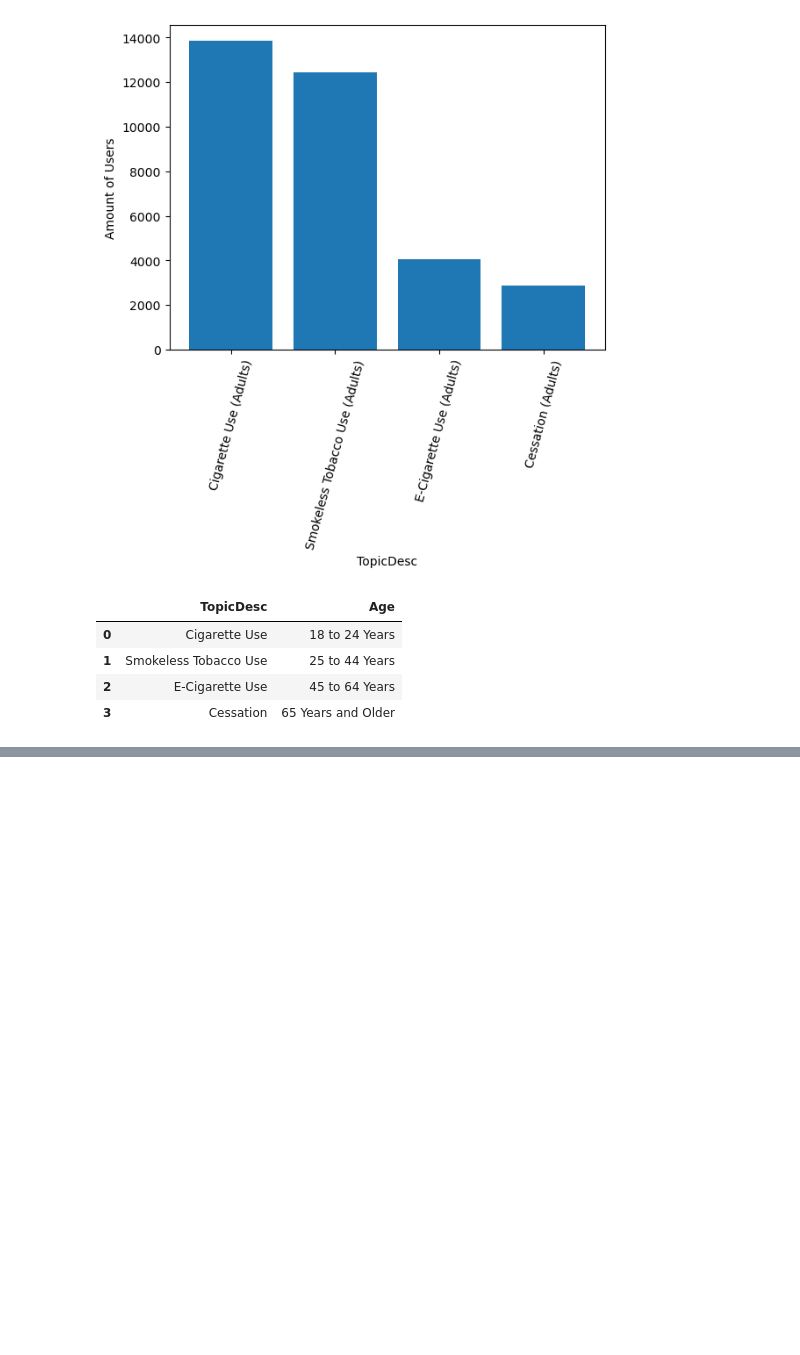
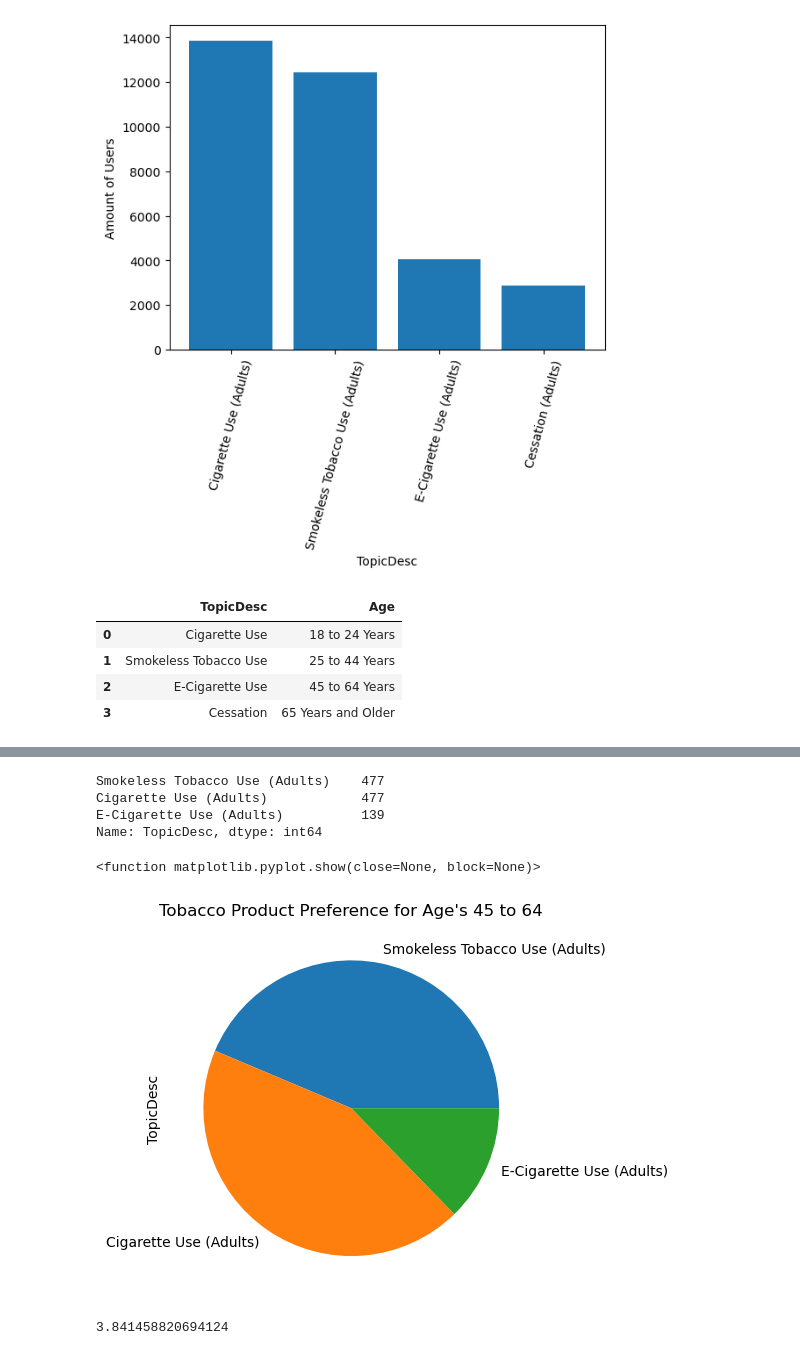
Before and after one commit to nickmille96/Project-1, a Jupyter notebook: Nickprojectcleaningdata.ipynb, the cells around one changed output, grey strips where cells are left out. Drawn from its saved outputs; the diff is of its cells as text; code cells hidden in the pictures; blank space fills up the shorter version.

```diff
--- a/Nickprojectcleaningdata.ipynb
+++ b/Nickprojectcleaningdata.ipynb
@@ -112,0 +154,29 @@ plt.show
+# %%
+# Pie Chart showing tobacco preference by all ages
+import matplotlib.pyplot as plt
+
+group2= clean_tobbaco_to_load[clean_tobbaco_to_load["Age"]=="45 to 64 Years"]
+
+#group by tobacco product
+#productpref= group2.groupby("TopicDesc")
+#create pie chart
+productpref=group2["TopicDesc"].value_counts()
+productpref.plot(kind="pie")
+plt.title("Tobacco Product Preference for Age's 45 to 64")
+print(productpref)
+plt.show
+# %% [output]
+Smokeless Tobacco Use (Adults)    477
+Cigarette Use (Adults)            477
+E-Cigarette Use (Adults)          139
+Name: TopicDesc, dtype: int64
+<function matplotlib.pyplot.show(close=None, block=None)>
+[figure, added]
+# %%
+import scipy.stats as stats
+critical_value= stats.chi2.ppf(q=.95, df=1)
+
+#critical value
+critical_value
+# %% [output]
+3.841458820694124
```
Also changed, not shown: parts of 16 cells of this notebook.
